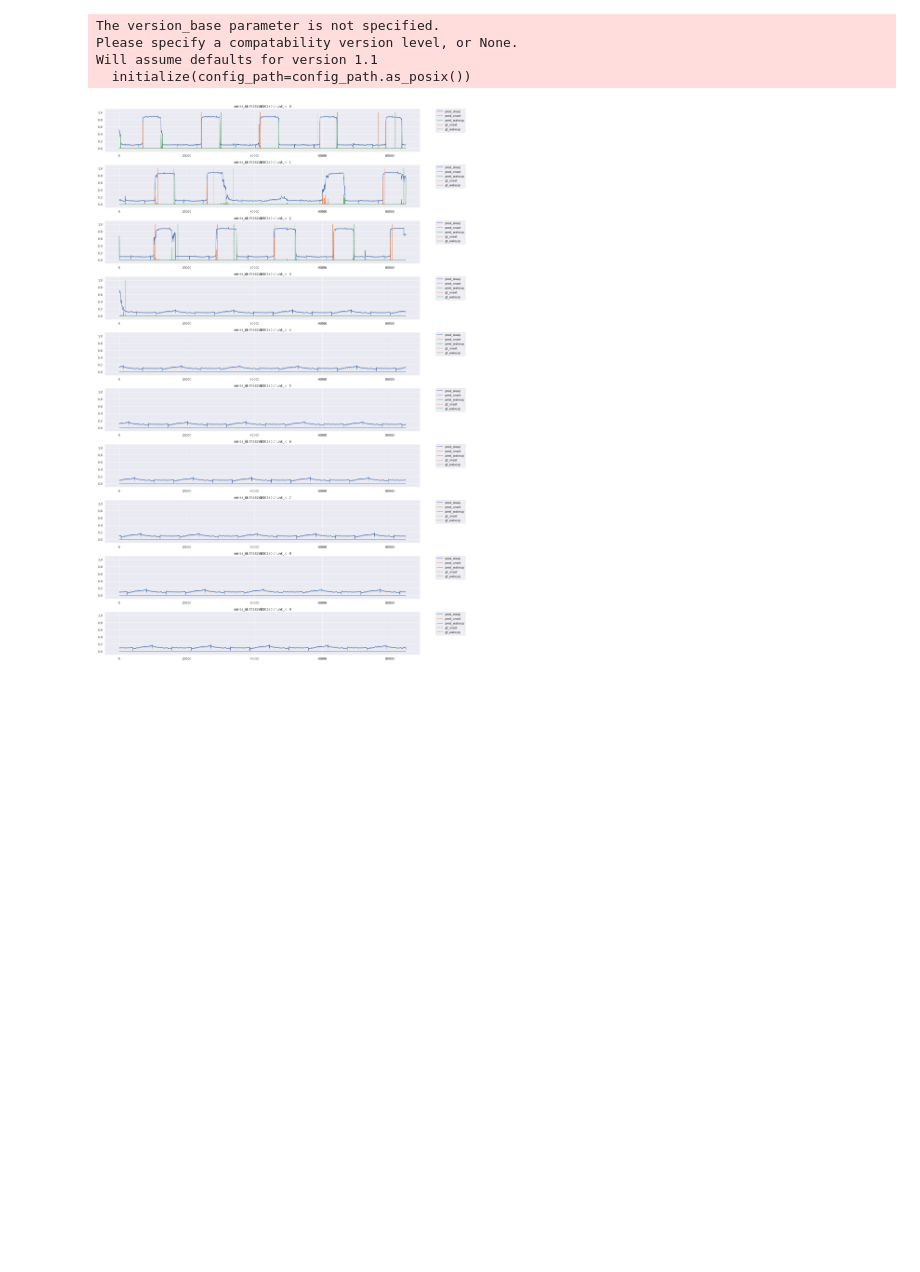
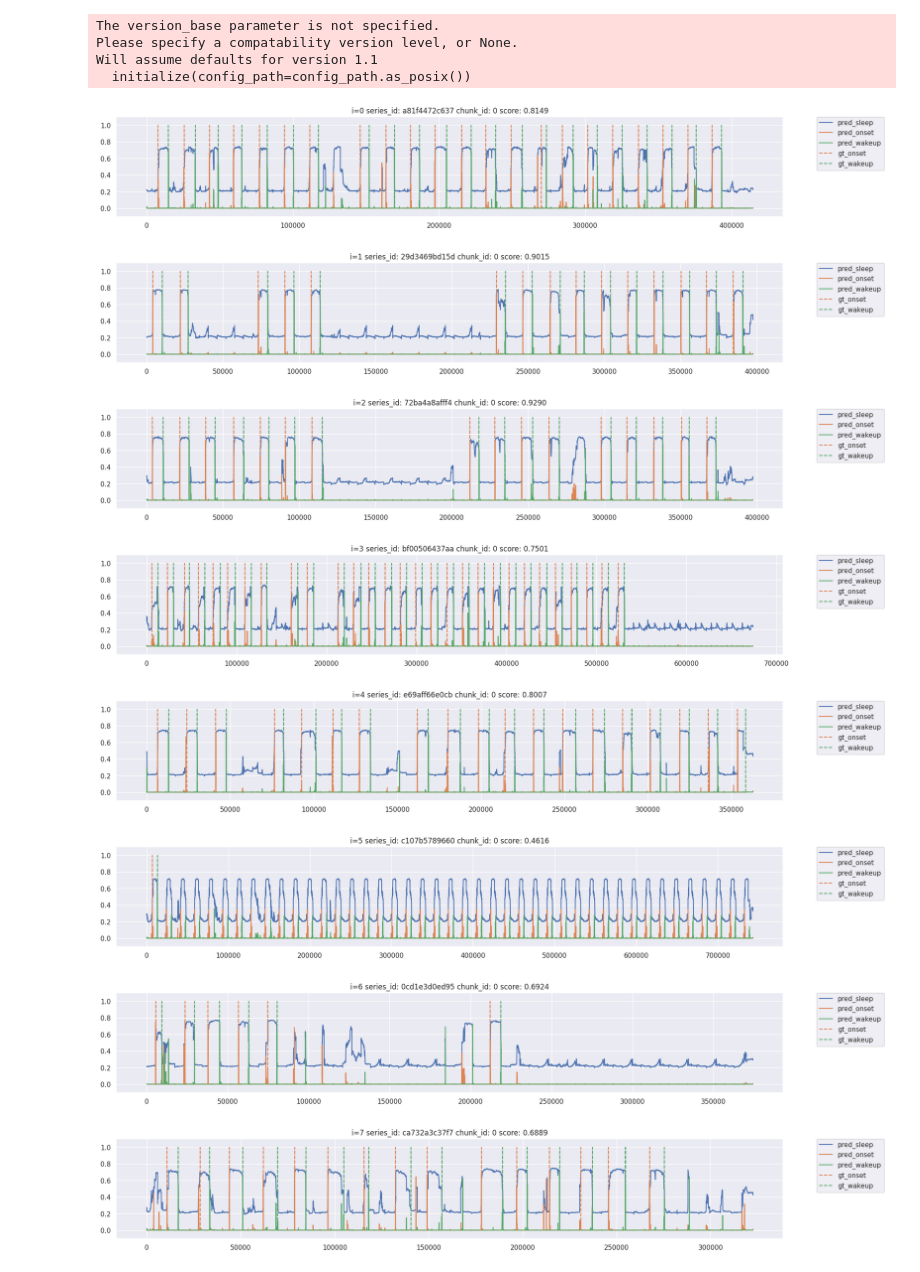
Before and after one commit to kuto5046/kaggle-sleep-v2, a Jupyter notebook: notebook/error_analysis.ipynb, the cells around one changed output. Drawn from its saved outputs; the diff is of its cells as text; code cells hidden in the pictures; blank space fills up the shorter version.

```diff
--- a/notebook/error_analysis.ipynb
+++ b/notebook/error_analysis.ipynb
@@ -14,10 +14,6 @@ jupyter_black.load()
 # plt.style.use("ggplot")
 sns.set()
 
-EXP_NAME = "exp075"
-RUN_NAME = "single"
-RESULT_DIR = Path("../output/train") / EXP_NAME / RUN_NAME
-
 
 def load_config(result_dir: Path):
     # clear previous initialization
@@ -60,8 +63,10 @@ def plot_random_sample(keys, preds, labels, num_samples=1, num_chunks=10):
     unique_series_ids = np.unique(series_ids)
 
     # get random series
-    # random_series_ids = np.random.choice(unique_series_ids, num_samples)
-    random_series_ids = ["f56824b503a0"]
+    random_series_ids = np.random.choice(unique_series_ids, num_samples)
+    # random_series_ids = ["f56824b503a0"]
+    # random_series_ids = ["31011ade7c0a", "a596ad0b82aa"]  # nanはないがmiss labelのある期間がある
+    # random_series_ids = ["05e1944c3818", "10469f6765bf"]
 
     for i, random_series_id in enumerate(random_series_ids):
         # get random series
@@ -76,6 +81,21 @@ def plot_random_sample(keys, preds, labels, num_samples=1, num_chunks=10):
         fig, axs = plt.subplots(num_chunks, 1, figsize=(20, 3 * num_chunks))
         if num_chunks == 1:
             axs = [axs]
+            pred = this_series_preds[0][:, [1, 2]]
+            pred_df: pl.DataFrame = post_process_for_seg(
+                [random_series_id] * len(pred),
+                pred,
+                score_th=cfg.post_process.score_th,
+                distance=cfg.post_process.distance,
+                low_pass_filter_hour=cfg.post_process.low_pass_filter_hour,
+            )
+            _gt_df = gt_df.query("series_id==@random_series_id")
+            if len(_gt_df) == 0:
+                score = 0.0
+            else:
+                score = event_detection_ap(_gt_df, pred_df.to_pandas())
+        else:
+            score = 0.0
         for j in range(num_chunks):
             this_series_preds_chunk = this_series_preds[j]
             this_series_labels_chunk = this_series_labels[j]
@@ -90,11 +110,21 @@ def plot_random_sample(keys, preds, labels, num_samples=1, num_chunks=10):
             axs[j].vlines(onset_idx, 0, 1, label="gt_onset", linestyles="dashed", color="C1")
             axs[j].vlines(wakeup_idx, 0, 1, label="gt_wakeup", linestyles="dashed", color="C2")
             axs[j].set_ylim(-0.1, 1.1)
-            axs[j].set_title(f"series_id: {random_series_id} chunk_id: {j}")
+            axs[j].set_title(
+                f"i={i} series_id: {random_series_id} chunk_id: {j} score: {score:.4f}"
+            )
             axs[j].legend(bbox_to_anchor=(1.05, 1), loc="upper left", borderaxespad=0)
 
     plt.tight_layout()
-# %%
-plot_random_sample(keys, preds, labels, num_samples=1, num_chunks=10)
-# %% [output]
-[figure, removed]
+# %%
+np.random.seed(0)
+plot_random_sample(all_keys, all_preds, all_labels, num_samples=10, num_chunks=1)
+# %% [output]
+[figure, added]
+[figure, added]
+[figure, added]
+[figure, added]
+[figure, added]
+[figure, added]
+[figure, added]
+[figure, added]
```
Also changed, not shown: parts of 5 cells of this notebook.
